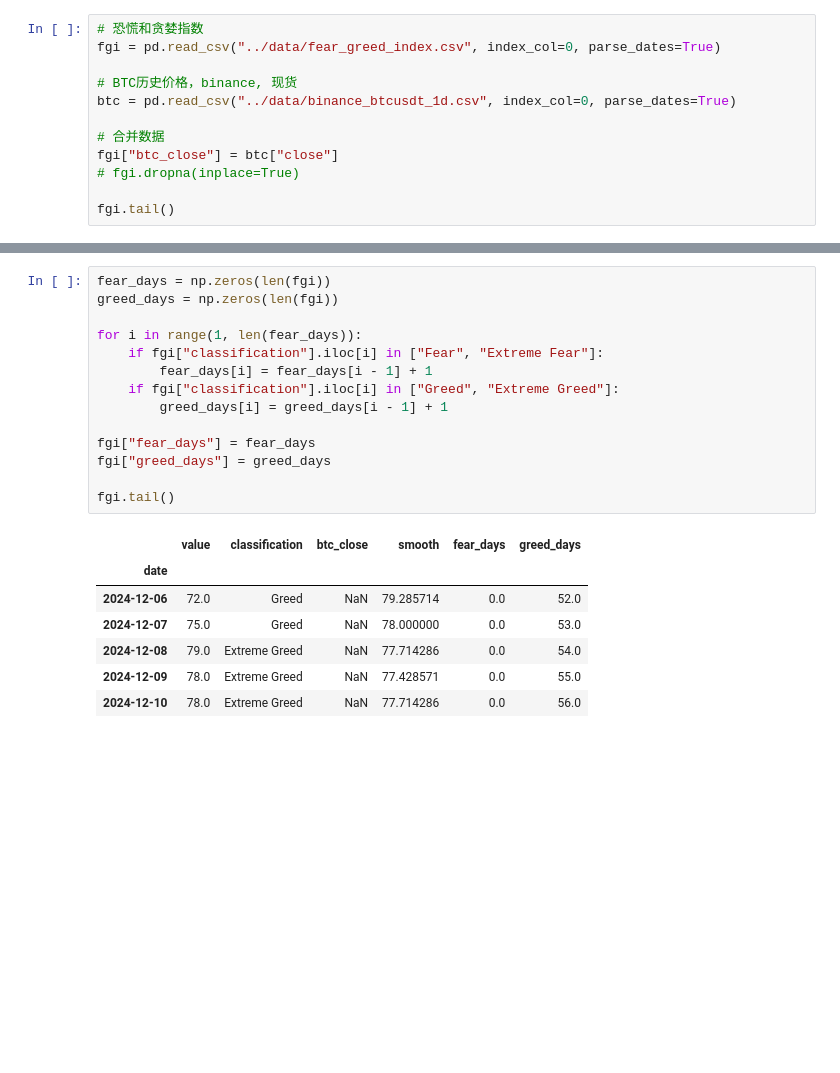
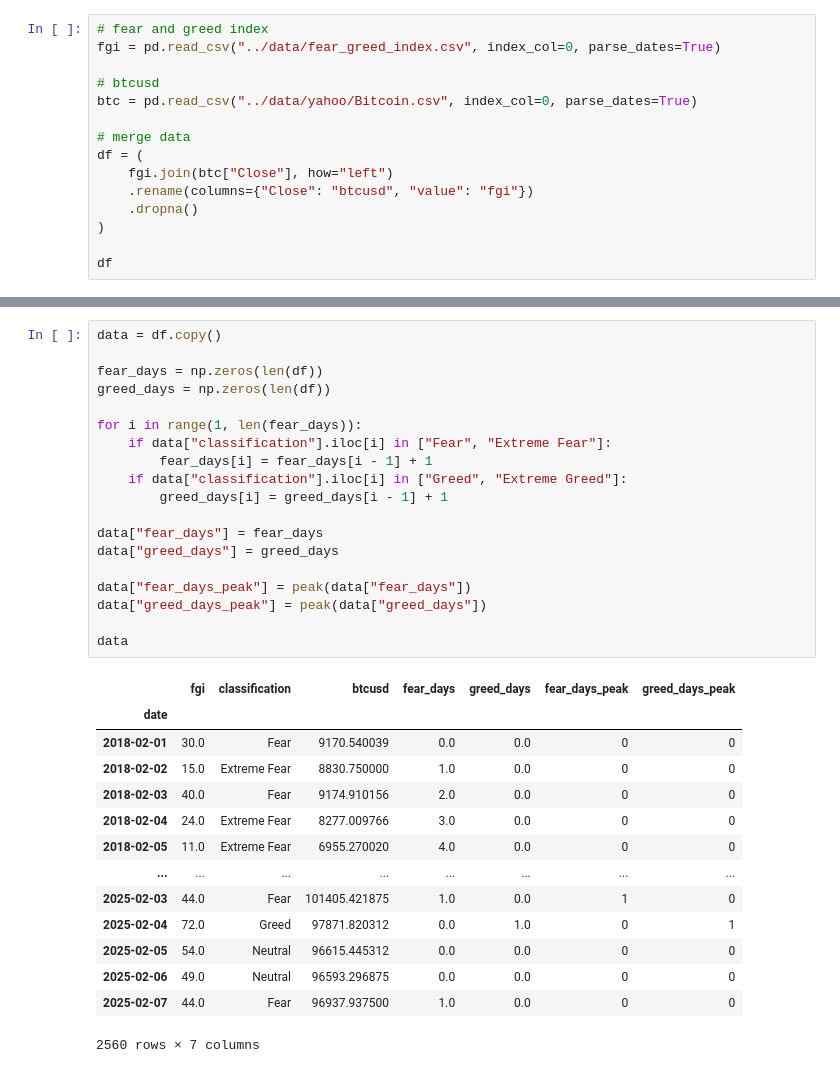
Before and after one commit to scofieldchen/quant-research, a Jupyter notebook: notebooks/fear_greed_index.ipynb, the cells around one changed output, grey strips where cells are left out. Drawn from its saved outputs; the diff is of its cells as text; blank space fills up the shorter version.

```diff
--- a/notebooks/fear_greed_index.ipynb
+++ b/notebooks/fear_greed_index.ipynb
@@ -14,13 +42,16 @@ from plotly.subplots import make_subplots
 # %%
-# 恐慌和贪婪指数
+# fear and greed index
 fgi = pd.read_csv("../data/fear_greed_index.csv", index_col=0, parse_dates=True)
 
-# BTC历史价格，binance, 现货
-btc = pd.read_csv("../data/binance_btcusdt_1d.csv", index_col=0, parse_dates=True)
+# btcusd
+btc = pd.read_csv("../data/yahoo/Bitcoin.csv", index_col=0, parse_dates=True)
 
-# 合并数据
-fgi["btc_close"] = btc["close"]
-# fgi.dropna(inplace=True)
+# merge data
+df = (
+    fgi.join(btc["Close"], how="left")
+    .rename(columns={"Close": "btcusd", "value": "fgi"})
+    .dropna()
+)
 
-fgi.tail()
+df
 # %% [output]
@@ -57,22 +101,34 @@ fig.show()
 # %%
-fear_days = np.zeros(len(fgi))
-greed_days = np.zeros(len(fgi))
+data = df.copy()
+
+fear_days = np.zeros(len(df))
+greed_days = np.zeros(len(df))
 
 for i in range(1, len(fear_days)):
-    if fgi["classification"].iloc[i] in ["Fear", "Extreme Fear"]:
+    if data["classification"].iloc[i] in ["Fear", "Extreme Fear"]:
         fear_days[i] = fear_days[i - 1] + 1
-    if fgi["classification"].iloc[i] in ["Greed", "Extreme Greed"]:
+    if data["classification"].iloc[i] in ["Greed", "Extreme Greed"]:
         greed_days[i] = greed_days[i - 1] + 1
 
-fgi["fear_days"] = fear_days
-fgi["greed_days"] = greed_days
+data["fear_days"] = fear_days
+data["greed_days"] = greed_days
 
-fgi.tail()
+data["fear_days_peak"] = peak(data["fear_days"])
+data["greed_days_peak"] = peak(data["greed_days"])
+
+data
 # %% [output]
-|  | value | classification | btc_close | smooth | fear_days | greed_days |
-| date |  |  |  |  |  |  |
-| 2024-12-06 | 72.0 | Greed | NaN | 79.285714 | 0.0 | 52.0 |
-| 2024-12-07 | 75.0 | Greed | NaN | 78.000000 | 0.0 | 53.0 |
-| 2024-12-08 | 79.0 | Extreme Greed | NaN | 77.714286 | 0.0 | 54.0 |
-| 2024-12-09 | 78.0 | Extreme Greed | NaN | 77.428571 | 0.0 | 55.0 |
-| 2024-12-10 | 78.0 | Extreme Greed | NaN | 77.714286 | 0.0 | 56.0 |
+|  | fgi | classification | btcusd | fear_days | greed_days | fear_days_peak | greed_days_peak |
+| date |  |  |  |  |  |  |  |
+| 2018-02-01 | 30.0 | Fear | 9170.540039 | 0.0 | 0.0 | 0 | 0 |
+| 2018-02-02 | 15.0 | Extreme Fear | 8830.750000 | 1.0 | 0.0 | 0 | 0 |
+| 2018-02-03 | 40.0 | Fear | 9174.910156 | 2.0 | 0.0 | 0 | 0 |
+| 2018-02-04 | 24.0 | Extreme Fear | 8277.009766 | 3.0 | 0.0 | 0 | 0 |
+| 2018-02-05 | 11.0 | Extreme Fear | 6955.270020 | 4.0 | 0.0 | 0 | 0 |
+| ... | ... | ... | ... | ... | ... | ... | ... |
+| 2025-02-03 | 44.0 | Fear | 101405.421875 | 1.0 | 0.0 | 1 | 0 |
+| 2025-02-04 | 72.0 | Greed | 97871.820312 | 0.0 | 1.0 | 0 | 1 |
+| 2025-02-05 | 54.0 | Neutral | 96615.445312 | 0.0 | 0.0 | 0 | 0 |
+| 2025-02-06 | 49.0 | Neutral | 96593.296875 | 0.0 | 0.0 | 0 | 0 |
+| 2025-02-07 | 44.0 | Fear | 96937.937500 | 1.0 | 0.0 | 0 | 0 |
+2560 rows × 7 columns
```
Also changed, not shown: parts of 21 cells of this notebook, 3 other files.
